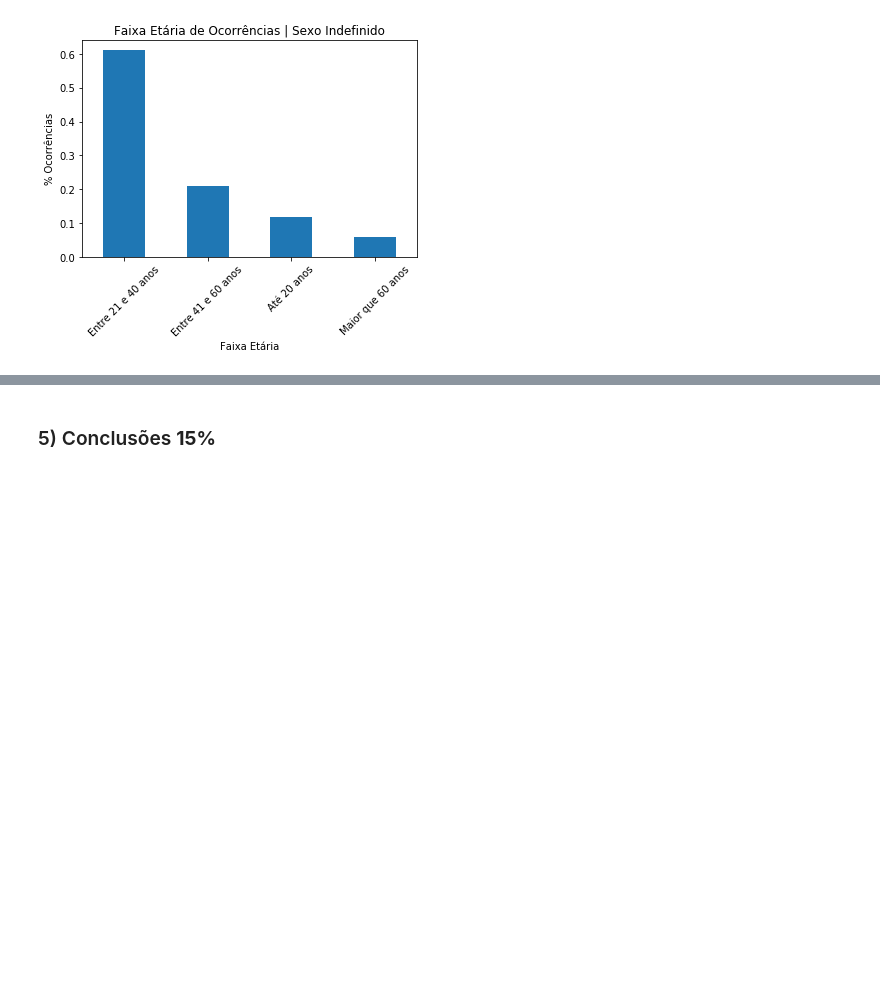
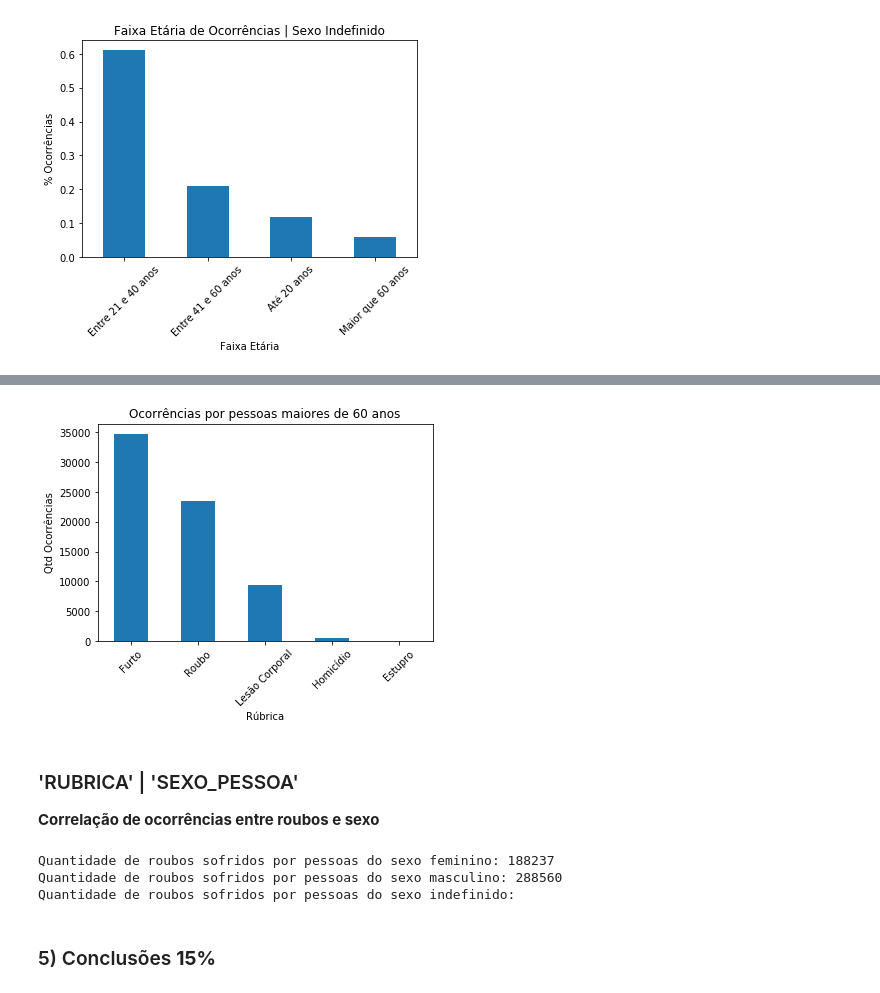
Before and after one commit to PedroHJSantos/aed_projeto_1, a Jupyter notebook: template.ipynb, the cells around one changed output, grey strips where cells are left out. Saved outputs shown, nothing was run; the diff lists cells and outputs as text; code cells hidden in the pictures; blank space fills up the shorter version.

```diff
--- a/template.ipynb
+++ b/template.ipynb
@@ -719,3 +756,24 @@ plt.show()
+# %%
+df[df['IDADE_PESSOA'] == 'Maior que 60 anos']['RUBRICA'].value_counts().plot(kind='bar')
+plt.xlabel('Rúbrica')
+plt.ylabel('Qtd Ocorrências')
+plt.title('Ocorrências por pessoas maiores de 60 anos')
+plt.xticks(rotation=45)
+plt.show()
+# %% [output]
+[figure, added]
+# %% [markdown]
+### 'RUBRICA' | 'SEXO_PESSOA'
+**Correlação de ocorrências entre roubos e sexo**
+# %%
+qtd_mulheres = len(df[(df['SEXO_PESSOA'] == 'F') & (df['RUBRICA'].str.contains('Roubo'))])
+qtd_homens = len(df[(df['SEXO_PESSOA'] == 'M') & (df['RUBRICA'].str.contains('Roubo'))])
+qtd_indefinido = len(df[(df['SEXO_PESSOA'] == 'I') & (df['RUBRICA'].str.contains('Roubo'))])
+print('Quantidade de roubos sofridos por pessoas do sexo feminino: {}\nQuantidade de roubos sofridos por pessoas do sexo masculino: {}\nQuantidade de roubos sofridos por pessoas do sexo indefinido:'.format(qtd_mulheres, qtd_homens, qtd_indefinido))
+# %% [output]
+Quantidade de roubos sofridos por pessoas do sexo feminino: 188237
+Quantidade de roubos sofridos por pessoas do sexo masculino: 288560
+Quantidade de roubos sofridos por pessoas do sexo indefinido:
 # %% [markdown]
 ### 5) Conclusões **15%**
 # %% [markdown]
```
Also changed, not shown: parts of 11 cells of this notebook.
